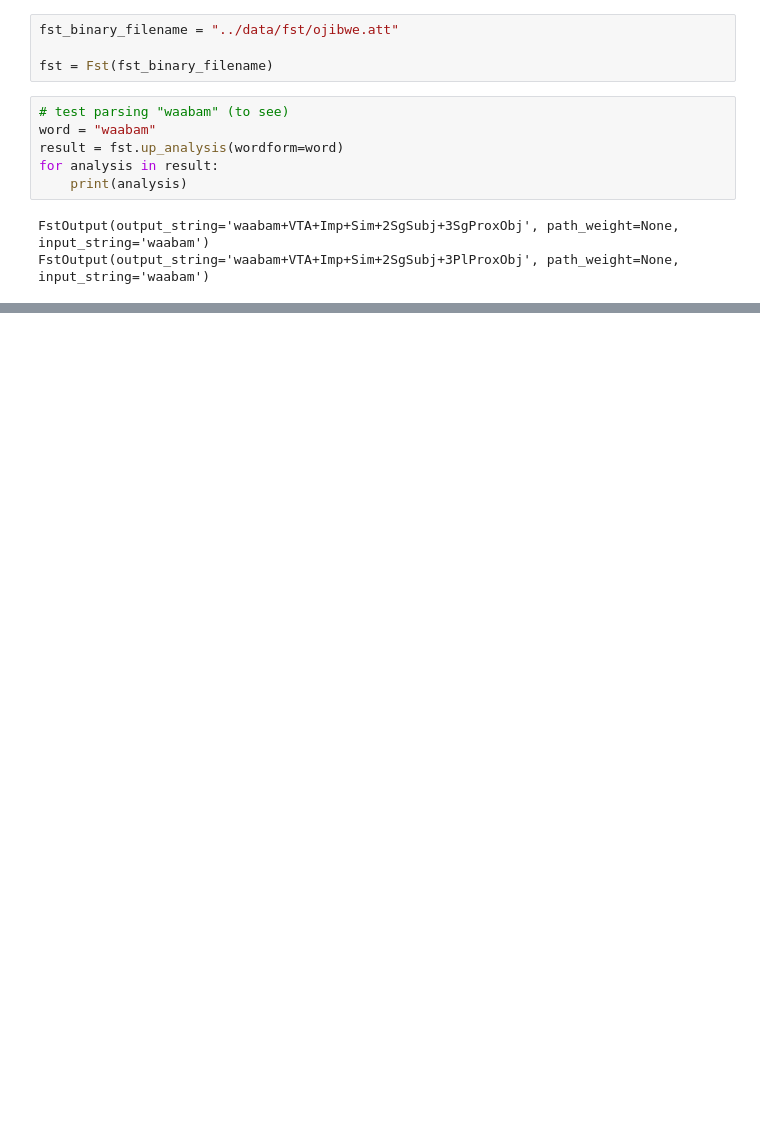
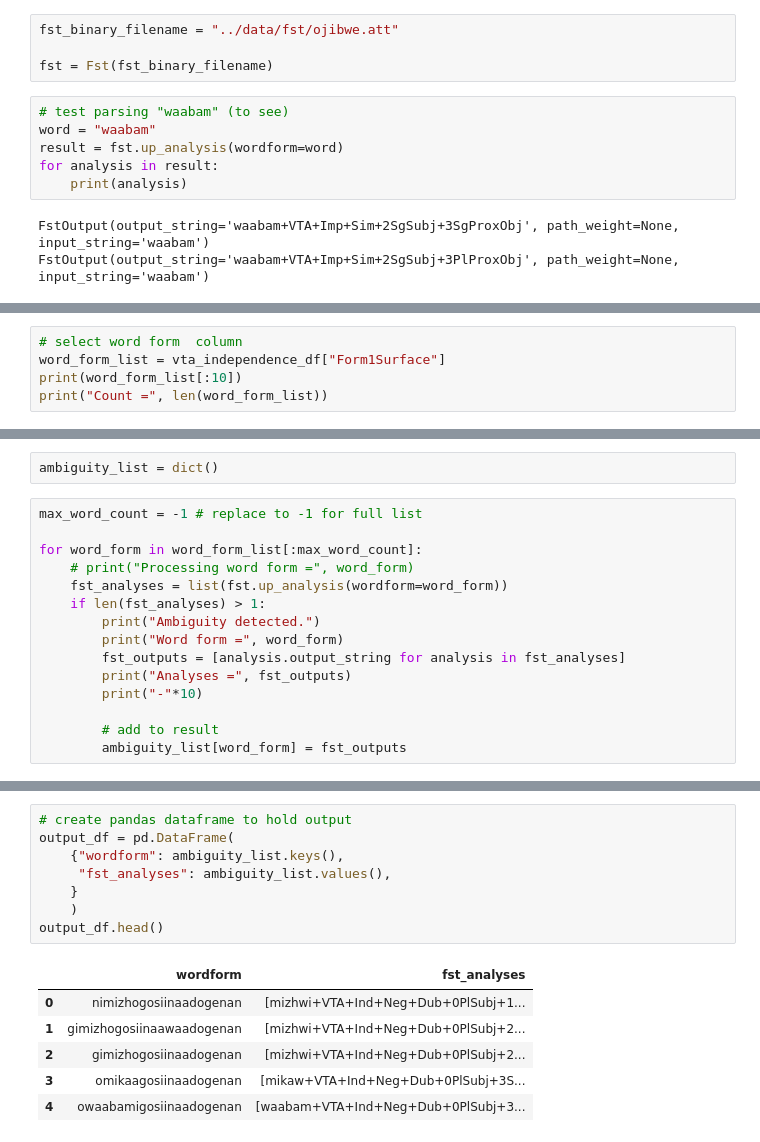
Before and after one commit to ELF-Lab/OjibweCG, a Jupyter notebook: src/01_verb_filter.ipynb, the cells around one changed output, grey strips where cells are left out. Drawn from its saved outputs; the diff is of its cells as text; blank space fills up the shorter version.

Commit message:
generated VTA_IND ambiguity list

```diff
--- a/src/01_verb_filter.ipynb
+++ b/src/01_verb_filter.ipynb
@@ -29,0 +42,5 @@ vta_filename = "../data/verbs/VTA_IND.csv"
+# %%
+# select word form  column
+word_form_list = vta_independence_df["Form1Surface"]
+print(word_form_list[:10])
+print("Count =", len(word_form_list))
@@ -29,0 +60,17 @@ vta_filename = "../data/verbs/VTA_IND.csv"
+# %%
+ambiguity_list = dict()
+# %%
+max_word_count = -1 # replace to -1 for full list
+
+for word_form in word_form_list[:max_word_count]:
+    # print("Processing word form =", word_form)
+    fst_analyses = list(fst.up_analysis(wordform=word_form))
+    if len(fst_analyses) > 1:
+        print("Ambiguity detected.")
+        print("Word form =", word_form)
+        fst_outputs = [analysis.output_string for analysis in fst_analyses]
+        print("Analyses =", fst_outputs)
+        print("-"*10)
+
+        # add to result
+        ambiguity_list[word_form] = fst_outputs
@@ -29,0 +95,15 @@ vta_filename = "../data/verbs/VTA_IND.csv"
+# %%
+# create pandas dataframe to hold output
+output_df = pd.DataFrame(
+    {"wordform": ambiguity_list.keys(),
+     "fst_analyses": ambiguity_list.values(),
+    }
+    )
+output_df.head()
+# %% [output]
+|  | wordform | fst_analyses |
+| 0 | nimizhogosiinaadogenan | [mizhwi+VTA+Ind+Neg+Dub+0PlSubj+1... |
+| 1 | gimizhogosiinaawaadogenan | [mizhwi+VTA+Ind+Neg+Dub+0PlSubj+2... |
+| 2 | gimizhogosiinaadogenan | [mizhwi+VTA+Ind+Neg+Dub+0PlSubj+2... |
+| 3 | omikaagosiinaadogenan | [mikaw+VTA+Ind+Neg+Dub+0PlSubj+3S... |
+| 4 | owaabamigosiinaadogenan | [waabam+VTA+Ind+Neg+Dub+0PlSubj+3... |
```
Also changed, not shown: parts of 7 cells of this notebook, 1 other file.
